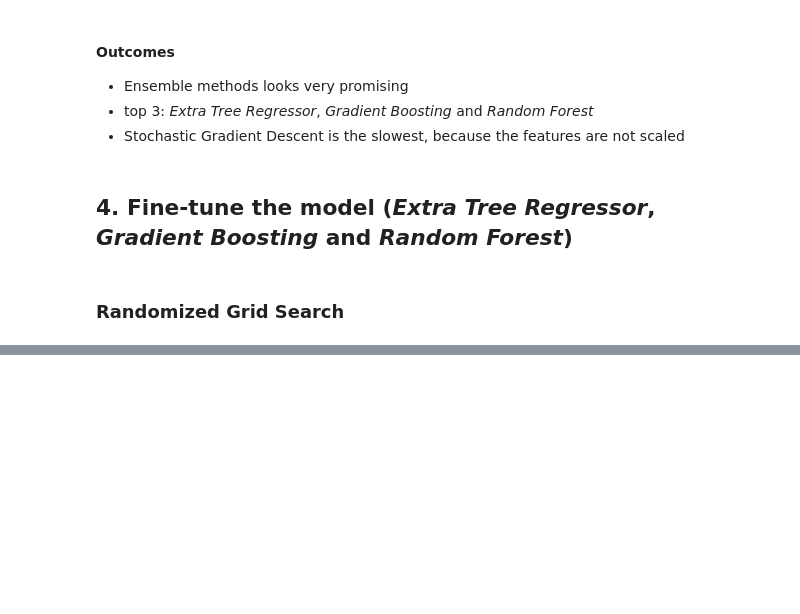
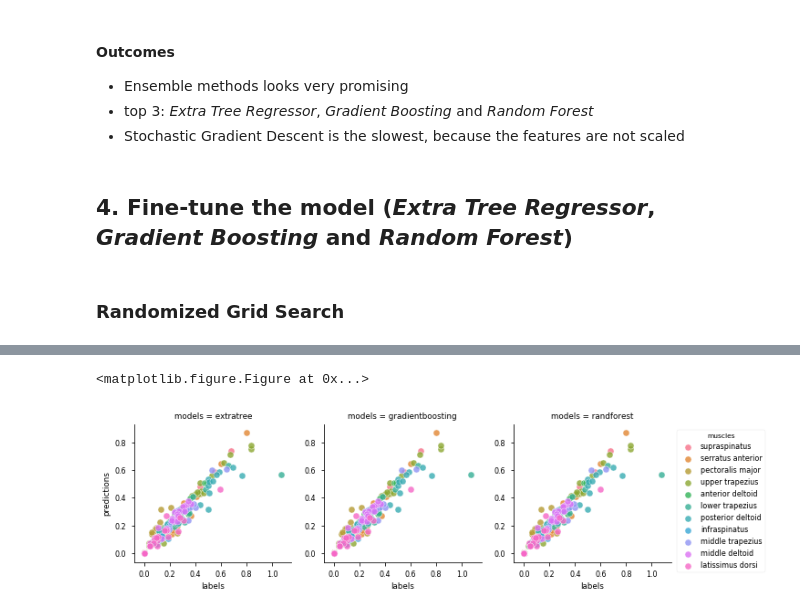
Before and after one commit to romainmartinez/mvc, a Jupyter notebook: 3_predict.ipynb, the cells around one changed output, grey strips where cells are left out. Cells and saved outputs as stored; diff of their text form; code cells hidden in the pictures; blank space fills up the shorter version.

```diff
--- a/3_predict.ipynb
+++ b/3_predict.ipynb
@@ -126,7 +126,7 @@ names, means, stds, times = [[] for i in range(4)]
 for name, model in models.items():
     start = time.time()
     scores = cross_val_score(model, X_train, np.ravel(y_train),
-                        scoring='neg_mean_squared_error', cv=10)
+                        scoring='neg_mean_squared_error', cv=10, n_jobs=-1)
     end = time.time()
     execution_time = end - start
 
@@ -199,14 +199,21 @@ param_distrib = {}
 param_distrib['extratree'] = {
     'n_estimators': randint(low=1, high=200),
     'criterion': ['mse', 'mae'],
-    'max_features': randint(low=1, high=len(X_train.columns)),
+    'max_features': randint(low=5, high=15),
     'bootstrap': [True, False]
 }
 
 # gradient boosting
 param_distrib['gradientboosting'] = {
     'loss': ['ls', 'lad', 'huber', 'quantile'],
-    'learning_rate': range()
+    'learning_rate': uniform(0.03, 0.4),
+    'n_estimators': randint(low=50, high=300)
 }
 
 # random forest
+param_distrib['randforest'] = {
+    'n_estimators': randint(low=50, high=300),
+    'criterion': ['mse', 'mae'],
+    'max_features': randint(low=5, high=15),
+    'bootstrap': [True, False]
+}
@@ -227,2 +219,0 @@ random_search = RandomizedSearchCV(forest_reg, param_distributions=param_distrib
-# %%
-random_search.fit(X_train, np.ravel(y_train))
@@ -266,0 +302,23 @@ r2: 0.9336784584066791
+# %%
+n_models = len(random_search.keys())
+
+# one-hot encoding to plain
+MUSCLES_COLUMNS = list(X_test.columns[:11])
+muscles = X_test[MUSCLES_COLUMNS].idxmax(1)
+
+final = pd.DataFrame({
+    'models': models,
+    'predictions': predictions,
+    'labels': np.tile(y_test.iloc[:, 0], 3),
+    'muscles': np.tile(muscles, 3)
+})
+# %%
+params = dict(s=50, linewidth=.5, edgecolor="w", alpha=.8)
+
+plt.figure(figsize=(45, 10))
+g = sns.FacetGrid(final, col='models', hue='muscles')
+g = (g.map(plt.scatter, 'labels', 'predictions', **params)).add_legend()
+plt.show()
+# %% [output]
+<matplotlib.figure.Figure at 0x...>
+[figure, added]
```
Also changed, not shown: parts of 14 cells of this notebook.
